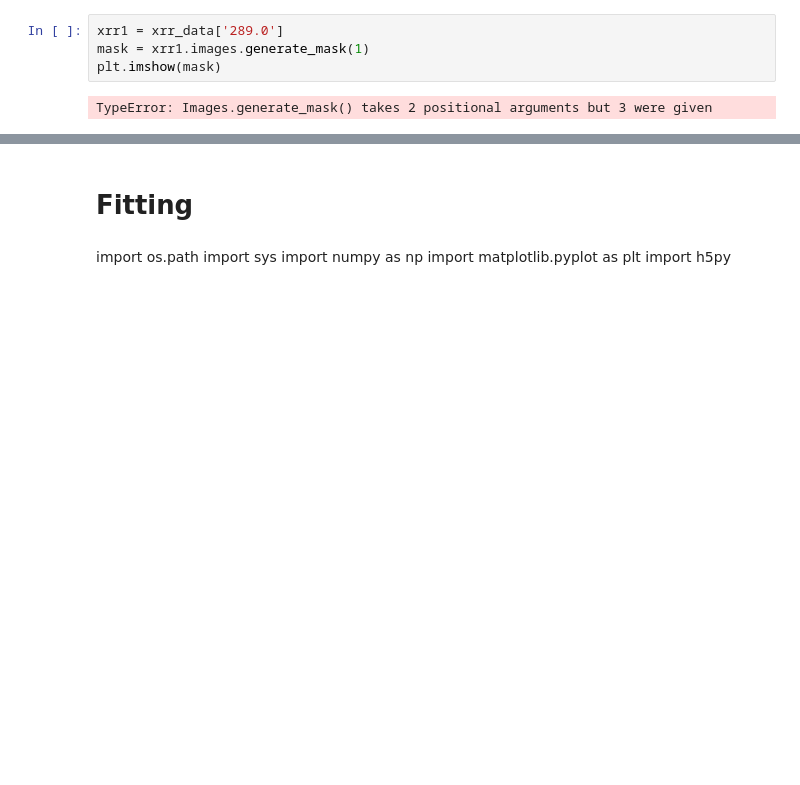
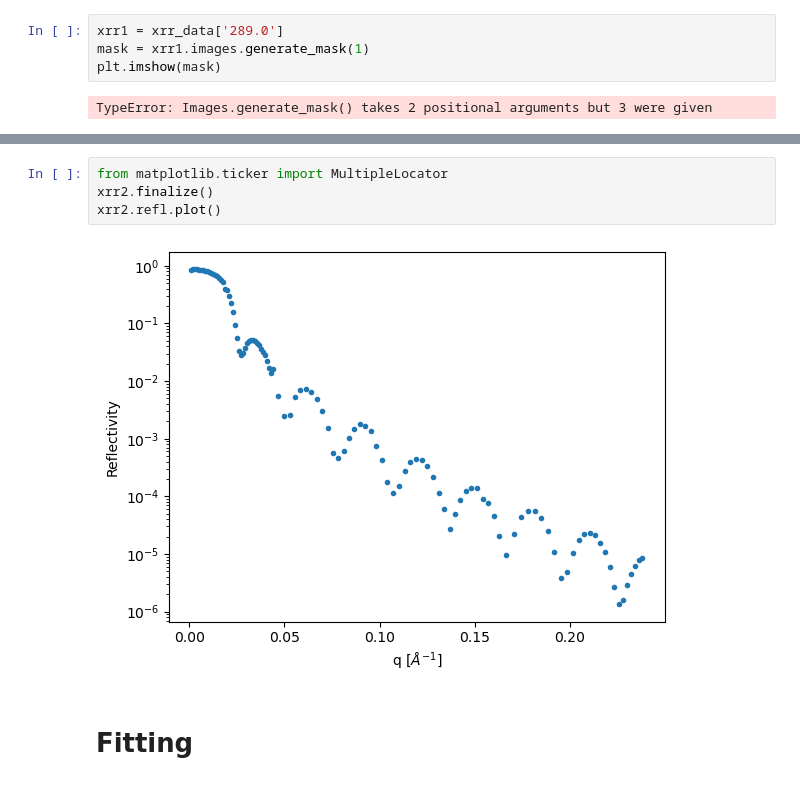
Before and after one commit to WSU-Carbon-Lab/pyref, a Jupyter notebook: prsoxs_xrr/processing.ipynb, the cells around one changed output, grey strips where cells are left out. Cells and saved outputs as stored; diff of their text form; blank space fills up the shorter version.

```diff
--- a/prsoxs_xrr/processing.ipynb
+++ b/prsoxs_xrr/processing.ipynb
@@ -68,8 +84,8 @@ TypeError: Images.generate_mask() takes 2 positional arguments but 3 were given
+# %%
+from matplotlib.ticker import MultipleLocator
+xrr2.finalize()
+xrr2.refl.plot()
+# %% [output]
+[figure, added]
 # %% [markdown]
 # Fitting
-# %% [markdown]
-import os.path
-import sys
-import numpy as np
-import matplotlib.pyplot as plt
-import h5py
```
Also changed, not shown: parts of 23 cells of this notebook, 2 other files.
